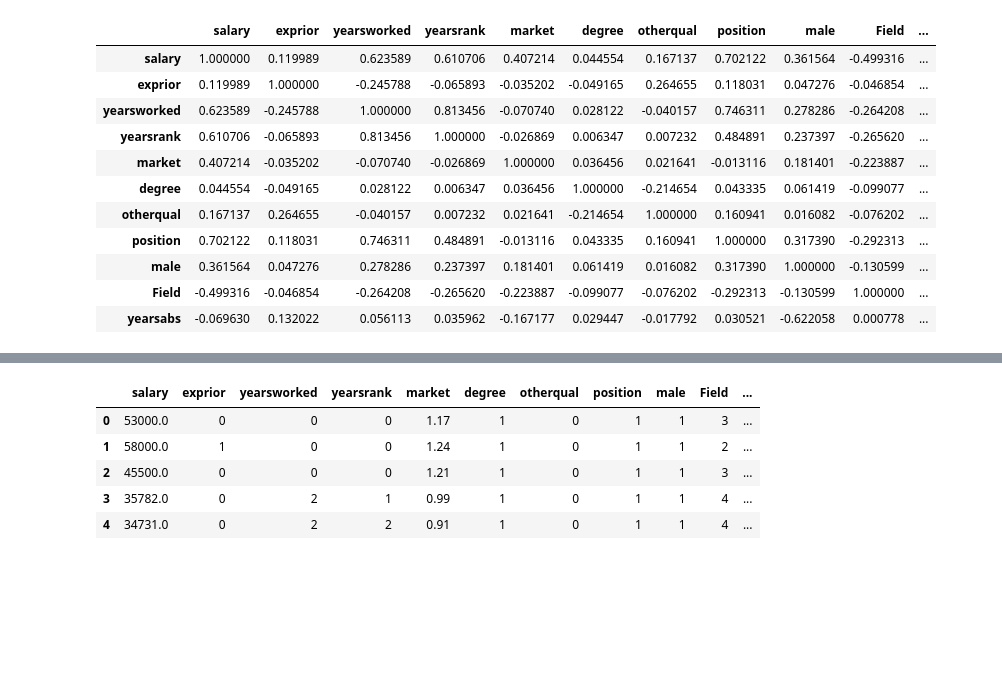
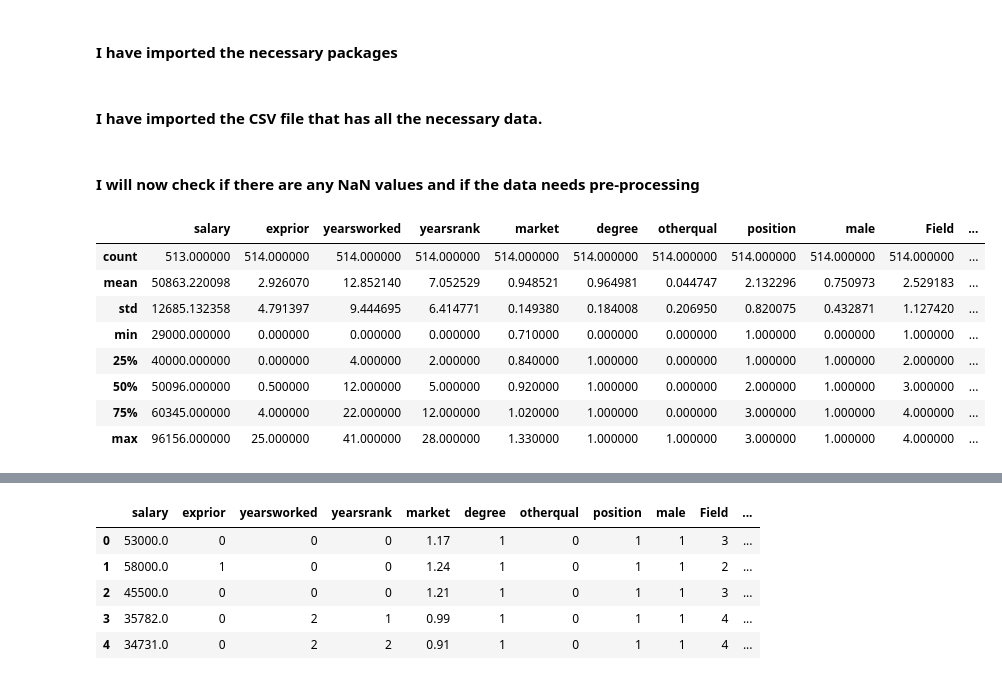
Before and after one commit to Ibby19/Multiple-Linear-Regression, a Jupyter notebook: Multiple_Linear_Regression.ipynb, the cells around one changed output, grey strips where cells are left out. Drawn from its saved outputs; the diff is of its cells as text; code cells hidden in the pictures; blank space fills up the shorter version.

```diff
--- a/Multiple_Linear_Regression.ipynb
+++ b/Multiple_Linear_Regression.ipynb
@@ -1,3 +5,5 @@
+# %% [markdown]
+#### I have imported the necessary packages
 # %%
 import numpy as np
 import pandas as pd
@@ -7,20 +13,21 @@ from sklearn.model_selection import train_test_split
 from sklearn.metrics import mean_squared_error
 import seaborn as sns
 import matplotlib.pyplot as plt
+# %% [markdown]
+#### I have imported the CSV file that has all the necessary data.
 # %%
-df = pd.read_csv('salary.csv').dropna()
+df = pd.read_csv('salary.csv')
+# %% [markdown]
+#### I will now check if there are any NaN values and if the data needs pre-processing
 # %%
-df.corr()
+df.describe()
 # %% [output]
 |  | salary | exprior | yearsworked | yearsrank | market | degree | otherqual | position | male | Field | ... |
-| salary | 1.000000 | 0.119989 | 0.623589 | 0.610706 | 0.407214 | 0.044554 | 0.167137 | 0.702122 | 0.361564 | -0.499316 | ... |
-| exprior | 0.119989 | 1.000000 | -0.245788 | -0.065893 | -0.035202 | -0.049165 | 0.264655 | 0.118031 | 0.047276 | -0.046854 | ... |
-| yearsworked | 0.623589 | -0.245788 | 1.000000 | 0.813456 | -0.070740 | 0.028122 | -0.040157 | 0.746311 | 0.278286 | -0.264208 | ... |
-| yearsrank | 0.610706 | -0.065893 | 0.813456 | 1.000000 | -0.026869 | 0.006347 | 0.007232 | 0.484891 | 0.237397 | -0.265620 | ... |
-| market | 0.407214 | -0.035202 | -0.070740 | -0.026869 | 1.000000 | 0.036456 | 0.021641 | -0.013116 | 0.181401 | -0.223887 | ... |
-| degree | 0.044554 | -0.049165 | 0.028122 | 0.006347 | 0.036456 | 1.000000 | -0.214654 | 0.043335 | 0.061419 | -0.099077 | ... |
-| otherqual | 0.167137 | 0.264655 | -0.040157 | 0.007232 | 0.021641 | -0.214654 | 1.000000 | 0.160941 | 0.016082 | -0.076202 | ... |
-| position | 0.702122 | 0.118031 | 0.746311 | 0.484891 | -0.013116 | 0.043335 | 0.160941 | 1.000000 | 0.317390 | -0.292313 | ... |
-| male | 0.361564 | 0.047276 | 0.278286 | 0.237397 | 0.181401 | 0.061419 | 0.016082 | 0.317390 | 1.000000 | -0.130599 | ... |
-| Field | -0.499316 | -0.046854 | -0.264208 | -0.265620 | -0.223887 | -0.099077 | -0.076202 | -0.292313 | -0.130599 | 1.000000 | ... |
-| yearsabs | -0.069630 | 0.132022 | 0.056113 | 0.035962 | -0.167177 | 0.029447 | -0.017792 | 0.030521 | -0.622058 | 0.000778 | ... |
+| count | 513.000000 | 514.000000 | 514.000000 | 514.000000 | 514.000000 | 514.000000 | 514.000000 | 514.000000 | 514.000000 | 514.000000 | ... |
+| mean | 50863.220098 | 2.926070 | 12.852140 | 7.052529 | 0.948521 | 0.964981 | 0.044747 | 2.132296 | 0.750973 | 2.529183 | ... |
+| std | 12685.132358 | 4.791397 | 9.444695 | 6.414771 | 0.149380 | 0.184008 | 0.206950 | 0.820075 | 0.432871 | 1.127420 | ... |
+| min | 29000.000000 | 0.000000 | 0.000000 | 0.000000 | 0.710000 | 0.000000 | 0.000000 | 1.000000 | 0.000000 | 1.000000 | ... |
+| 25% | 40000.000000 | 0.000000 | 4.000000 | 2.000000 | 0.840000 | 1.000000 | 0.000000 | 1.000000 | 1.000000 | 2.000000 | ... |
+| 50% | 50096.000000 | 0.500000 | 12.000000 | 5.000000 | 0.920000 | 1.000000 | 0.000000 | 2.000000 | 1.000000 | 3.000000 | ... |
+| 75% | 60345.000000 | 4.000000 | 22.000000 | 12.000000 | 1.020000 | 1.000000 | 0.000000 | 3.000000 | 1.000000 | 4.000000 | ... |
+| max | 96156.000000 | 25.000000 | 41.000000 | 28.000000 | 1.330000 | 1.000000 | 1.000000 | 3.000000 | 1.000000 | 4.000000 | ... |
```
Also changed, not shown: parts of 30 cells of this notebook.
